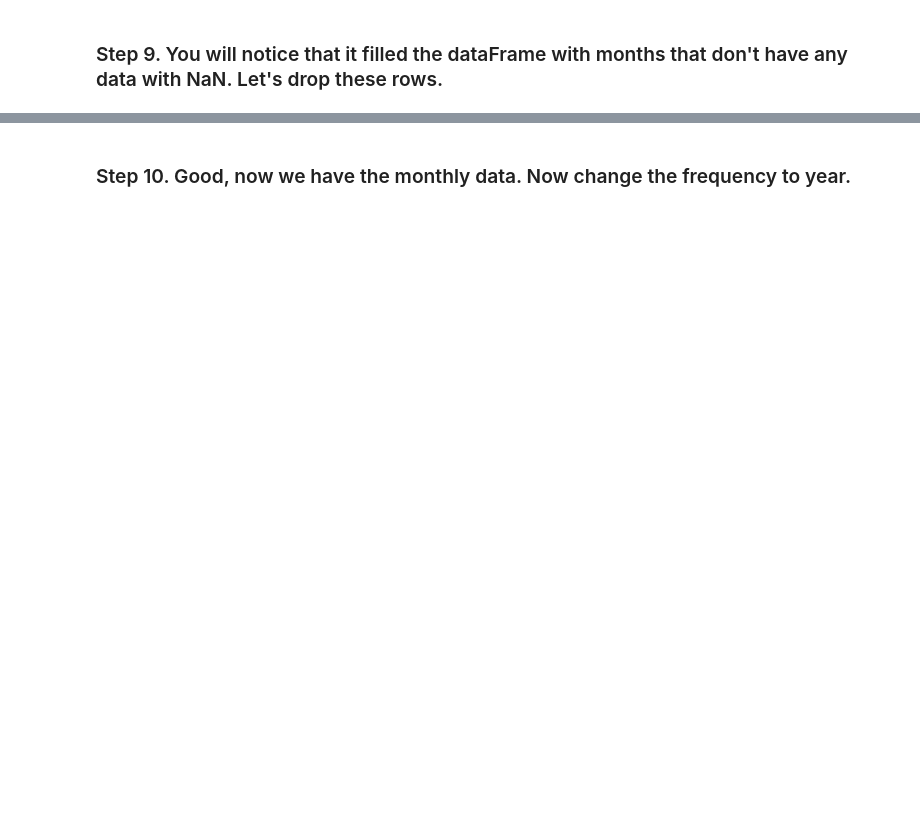
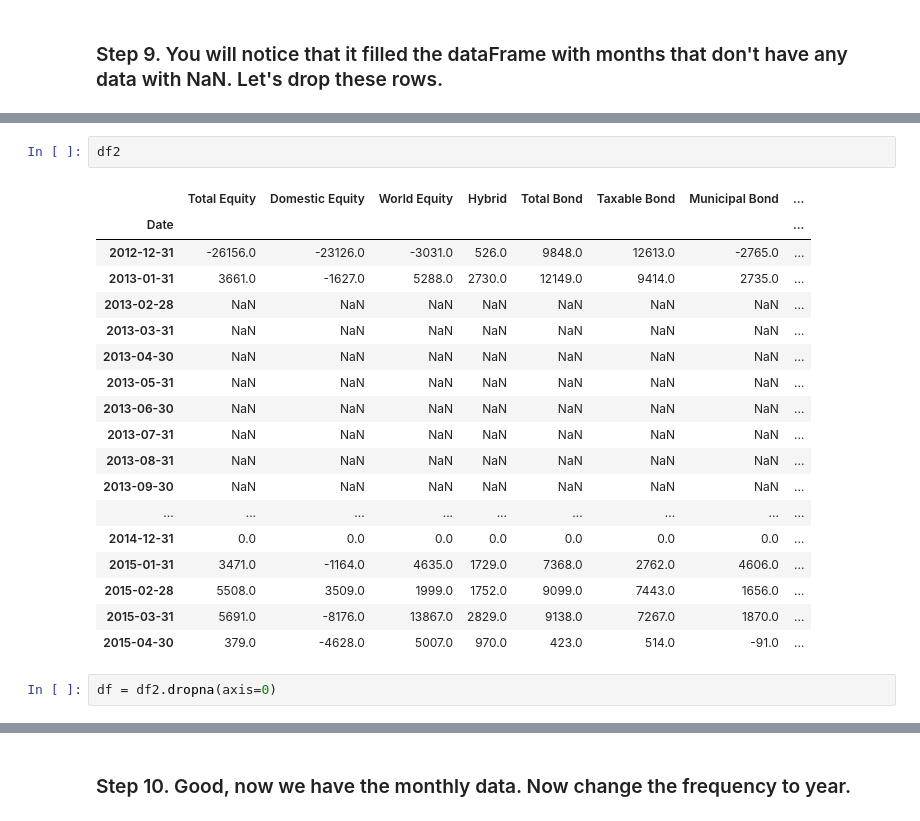
Before and after one commit to omj3424/Python_Programming_Study, a Jupyter notebook: pandas_exercises/09_Time_Series/Investor_Flow_of_Funds_US/Exercises.ipynb, the cells around one changed output, grey strips where cells are left out. Saved outputs shown, nothing was run; the diff lists cells and outputs as text; blank space fills up the shorter version.

```diff
--- a/pandas_exercises/09_Time_Series/Investor_Flow_of_Funds_US/Exercises.ipynb
+++ b/pandas_exercises/09_Time_Series/Investor_Flow_of_Funds_US/Exercises.ipynb
@@ -92,0 +140,23 @@ KeyError: 'Date'
+# %%
+df2
+# %% [output]
+|  | Total Equity | Domestic Equity | World Equity | Hybrid | Total Bond | Taxable Bond | Municipal Bond | ... |
+| Date |  |  |  |  |  |  |  | ... |
+| 2012-12-31 | -26156.0 | -23126.0 | -3031.0 | 526.0 | 9848.0 | 12613.0 | -2765.0 | ... |
+| 2013-01-31 | 3661.0 | -1627.0 | 5288.0 | 2730.0 | 12149.0 | 9414.0 | 2735.0 | ... |
+| 2013-02-28 | NaN | NaN | NaN | NaN | NaN | NaN | NaN | ... |
+| 2013-03-31 | NaN | NaN | NaN | NaN | NaN | NaN | NaN | ... |
+| 2013-04-30 | NaN | NaN | NaN | NaN | NaN | NaN | NaN | ... |
+| 2013-05-31 | NaN | NaN | NaN | NaN | NaN | NaN | NaN | ... |
+| 2013-06-30 | NaN | NaN | NaN | NaN | NaN | NaN | NaN | ... |
+| 2013-07-31 | NaN | NaN | NaN | NaN | NaN | NaN | NaN | ... |
+| 2013-08-31 | NaN | NaN | NaN | NaN | NaN | NaN | NaN | ... |
+| 2013-09-30 | NaN | NaN | NaN | NaN | NaN | NaN | NaN | ... |
+| ... | ... | ... | ... | ... | ... | ... | ... | ... |
+| 2014-12-31 | 0.0 | 0.0 | 0.0 | 0.0 | 0.0 | 0.0 | 0.0 | ... |
+| 2015-01-31 | 3471.0 | -1164.0 | 4635.0 | 1729.0 | 7368.0 | 2762.0 | 4606.0 | ... |
+| 2015-02-28 | 5508.0 | 3509.0 | 1999.0 | 1752.0 | 9099.0 | 7443.0 | 1656.0 | ... |
+| 2015-03-31 | 5691.0 | -8176.0 | 13867.0 | 2829.0 | 9138.0 | 7267.0 | 1870.0 | ... |
+| 2015-04-30 | 379.0 | -4628.0 | 5007.0 | 970.0 | 423.0 | 514.0 | -91.0 | ... |
+# %%
+df = df2.dropna(axis=0)
```
Also changed, not shown: parts of 8 cells of this notebook.
